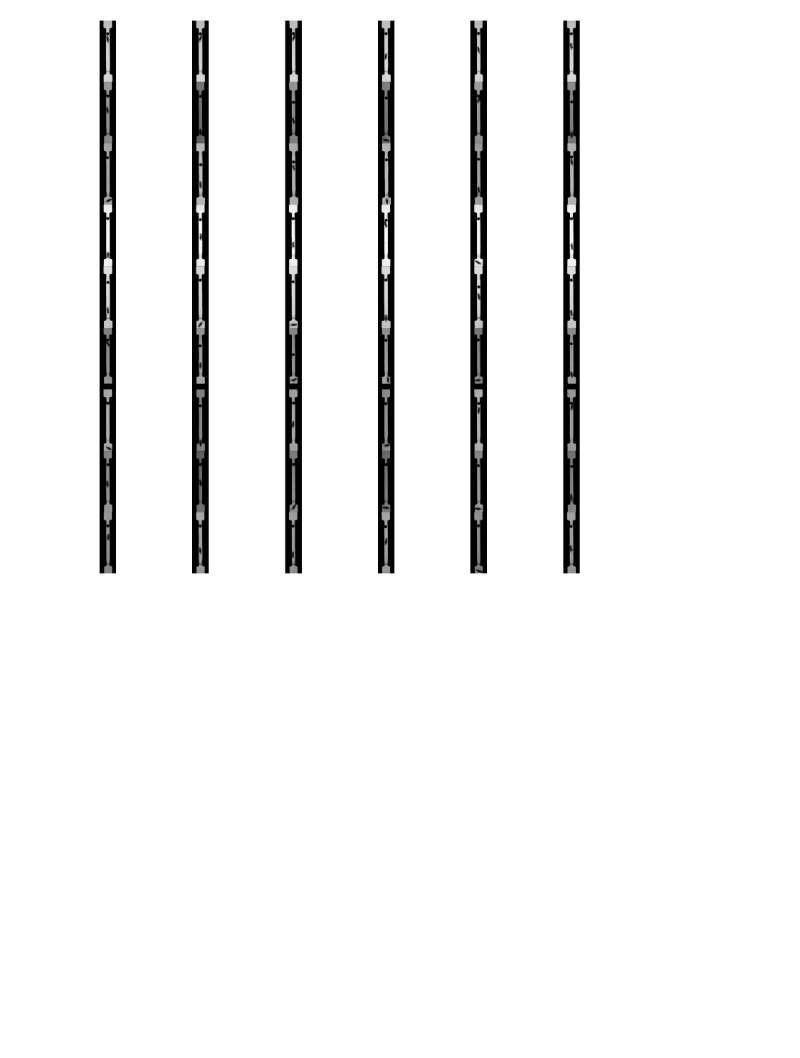
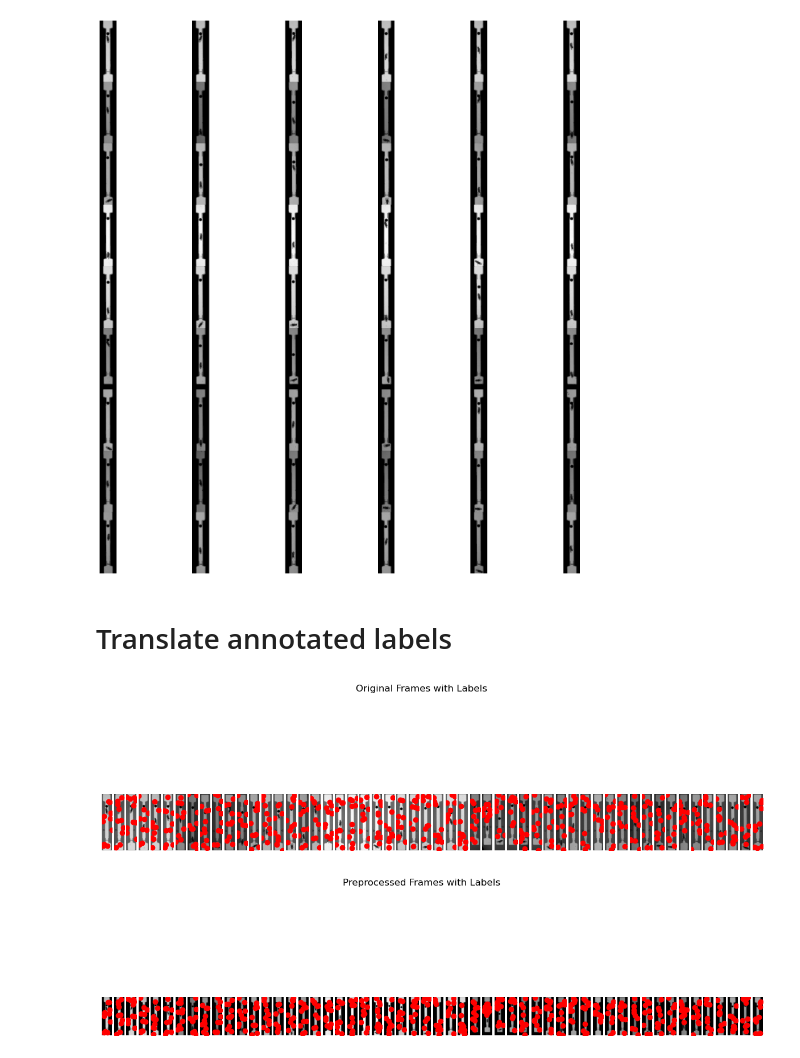
Before and after one commit to NeLy-EPFL/sleap_tools, a Jupyter notebook: preprocessing.ipynb, the cells around one changed output. Drawn from its saved outputs; the diff is of its cells as text; code cells hidden in the pictures; blank space fills up the shorter version.

Commit message:
Improved preprocessing pipeline

```diff
--- a/preprocessing.ipynb
+++ b/preprocessing.ipynb
@@ -441,13 +440,17 @@ def create_arena_mask(binary_frame):
     return mask
 
 
-def apply_arena_mask(frame, mask):
+def apply_arena_mask(frame, mask, dilation_iterations=2):
     """Apply the arena mask to the frame and crop/pad the result."""
-    # Apply the mask to the frame
-    masked_frame = cv2.bitwise_and(frame, frame, mask=mask)
+    # Dilate the mask to make it slightly larger
+    kernel = np.ones((5, 5), np.uint8)  # Adjust the kernel size as needed
+    dilated_mask = cv2.dilate(mask, kernel, iterations=dilation_iterations)
+
+    # Apply the dilated mask to the frame
+    masked_frame = cv2.bitwise_and(frame, frame, mask=dilated_mask)
 
     # Crop 10 pixels from top and bottom
-    cropped_frame = masked_frame[5:-5, :]
+    cropped_frame = masked_frame[6:-6, :]
 
     # Add 10 pixels of black padding to the left and right
     padded_frame = cv2.copyMakeBorder(
@@ -468,8 +471,8 @@ def preprocess_frame(frame, width, height):
 
 
 # Template size
-template_width = 95
-template_height = 515
+template_width = 96
+template_height = 516
 
 # Preprocess each frame
 preprocessed_frames = [
@@ -480,3 +483,5 @@ preprocessed_frames = [
 plot_grid(preprocessed_frames, paths)
 # %% [output]
 [figure]
+# %% [markdown]
+# Translate annotated labels
@@ -482,0 +528,20 @@ plot_grid(preprocessed_frames, paths)
+# %%
+# Example usage with frames and random labels
+tracking_labels = [generate_random_labels(frame) for frame in resized_frames]
+
+original_width, original_height = resized_frames[0].shape[1], resized_frames[0].shape[0]
+preprocessed_labels = [
+    preprocess_labels(
+        labels, original_width, original_height, template_width, template_height
+    )
+    for labels in tracking_labels
+]
+
+# Plot the original and preprocessed frames with labels
+plot_frames_with_labels(resized_frames, tracking_labels, "Original Frames with Labels")
+plot_frames_with_labels(
+    preprocessed_frames, preprocessed_labels, "Preprocessed Frames with Labels"
+)
+# %% [output]
+[figure, added]
+[figure, added]
```
Also changed, not shown: parts of 3 cells of this notebook, 1 other file.
